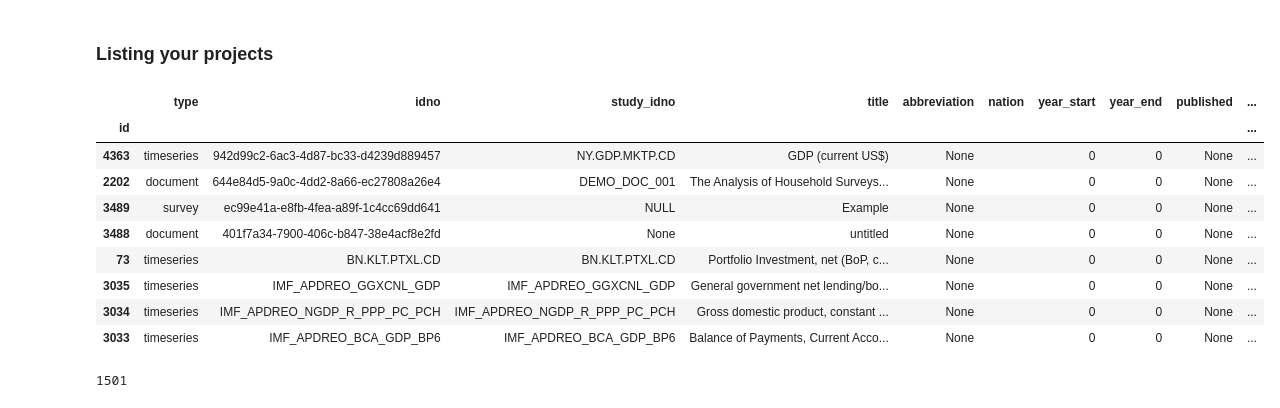
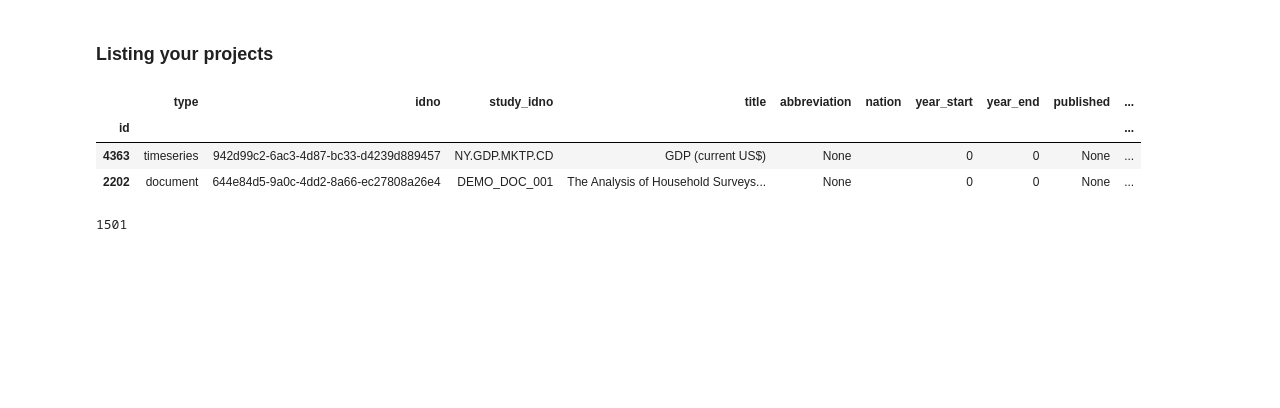
Before and after one commit to tonyfujs/pymetadataeditor, a Jupyter notebook: demo/demo.ipynb, the cells around one changed output. Saved outputs shown, nothing was run; the diff lists cells and outputs as text; code cells hidden in the pictures; blank space fills up the shorter version.

```diff
--- a/demo/demo.ipynb
+++ b/demo/demo.ipynb
@@ -12,18 +12,12 @@ me = MetadataEditor(api_url=api_url, api_key=your_api_key, verify_ssl=False)
 # %% [markdown]
 ### Listing your projects
 # %%
-me.list_projects(limit=8)
+me.list_projects(limit=2)
 # %% [output]
 |  | type | idno | study_idno | title | abbreviation | nation | year_start | year_end | published | ... |
 | id |  |  |  |  |  |  |  |  |  | ... |
 | 4363 | timeseries | 942d99c2-6ac3-4d87-bc33-d4239d889457 | NY.GDP.MKTP.CD | GDP (current US$) | None |  | 0 | 0 | None | ... |
 | 2202 | document | 644e84d5-9a0c-4dd2-8a66-ec27808a26e4 | DEMO_DOC_001 | The Analysis of Household Surveys... | None |  | 0 | 0 | None | ... |
-| 3489 | survey | ec99e41a-e8fb-4fea-a89f-1c4cc69dd641 | NULL | Example | None |  | 0 | 0 | None | ... |
-| 3488 | document | 401f7a34-7900-406c-b847-38e4acf8e2fd | None | untitled | None |  | 0 | 0 | None | ... |
-| 73 | timeseries | BN.KLT.PTXL.CD | BN.KLT.PTXL.CD | Portfolio Investment, net (BoP, c... | None |  | 0 | 0 | None | ... |
-| 3035 | timeseries | IMF_APDREO_GGXCNL_GDP | IMF_APDREO_GGXCNL_GDP | General government net lending/bo... | None |  | 0 | 0 | None | ... |
-| 3034 | timeseries | IMF_APDREO_NGDP_R_PPP_PC_PCH | IMF_APDREO_NGDP_R_PPP_PC_PCH | Gross domestic product, constant ... | None |  | 0 | 0 | None | ... |
-| 3033 | timeseries | IMF_APDREO_BCA_GDP_BP6 | IMF_APDREO_BCA_GDP_BP6 | Balance of Payments, Current Acco... | None |  | 0 | 0 | None | ... |
 # %%
 me.count_projects()
 # %% [output]
```
Also changed, not shown: parts of 12 cells of this notebook, 8 other files.
